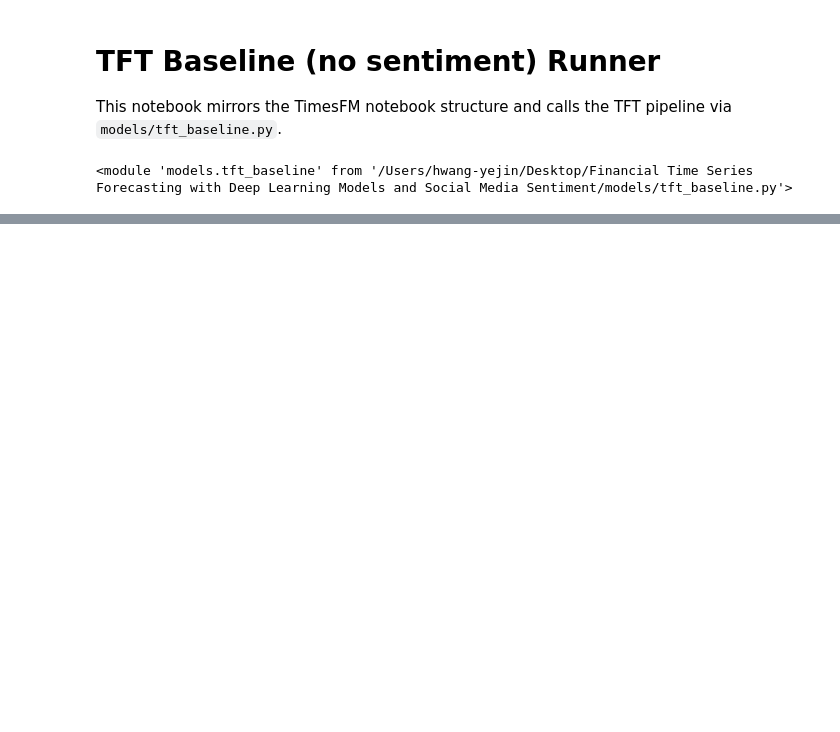
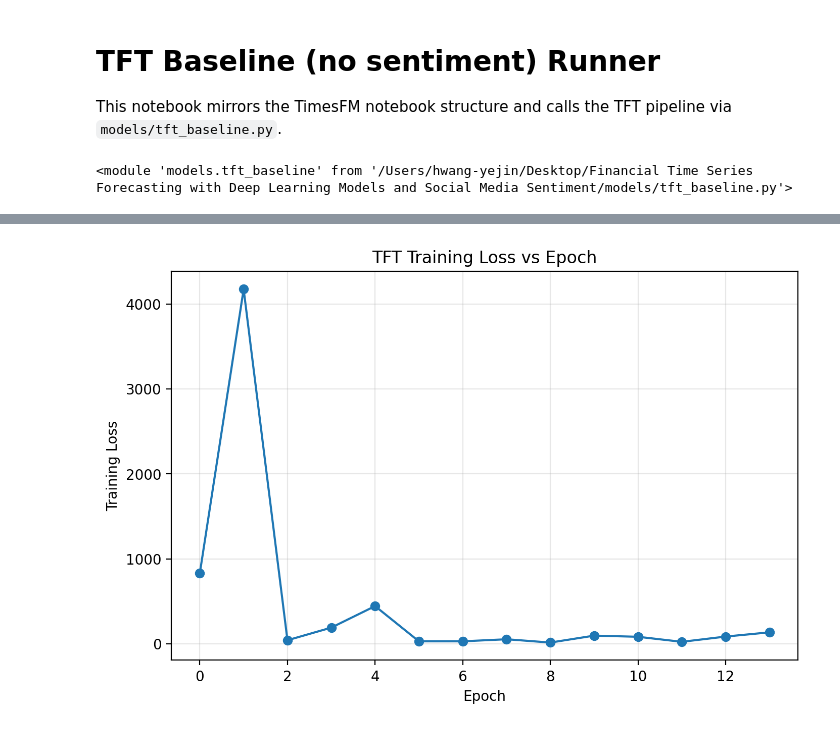
Before and after one commit to Yejin-Hwang/Financial-Time-Series-Forecasting-with-Deep-Learning-Models-and-Social-Media-Sentiment, a Jupyter notebook: notebooks/3_tft_baseline_runner.ipynb, the cells around one changed output, grey strips where cells are left out. Drawn from its saved outputs; the diff is of its cells as text; code cells hidden in the pictures; blank space fills up the shorter version.

```diff
--- a/notebooks/3_tft_baseline_runner.ipynb
+++ b/notebooks/3_tft_baseline_runner.ipynb
@@ -116,0 +120,15 @@ HPU available: False, using: 0 HPUs
+# %%
+# Display training loss plot saved by the script
+import os
+from IPython.display import display, Image
+
+project_root = os.path.abspath(os.path.join(os.getcwd(), '..'))
+plot_path = os.path.join(project_root, 'results', 'TSLA_TFT_baseline_train_loss.png')
+
+if os.path.exists(plot_path):
+  display(Image(filename=plot_path))
+else:
+  print('Training loss plot not found at:', plot_path)
+  print('Run the pipeline cell above first, then re-run this cell.')
+# %% [output]
+[figure, added]
```
Also changed, not shown: parts of 2 cells of this notebook, 17 other files.
